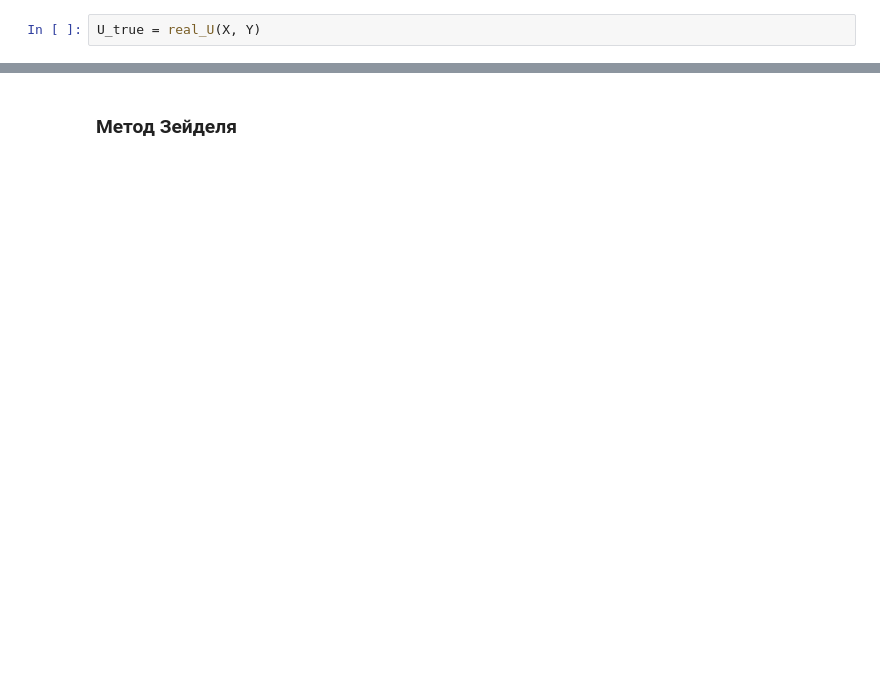
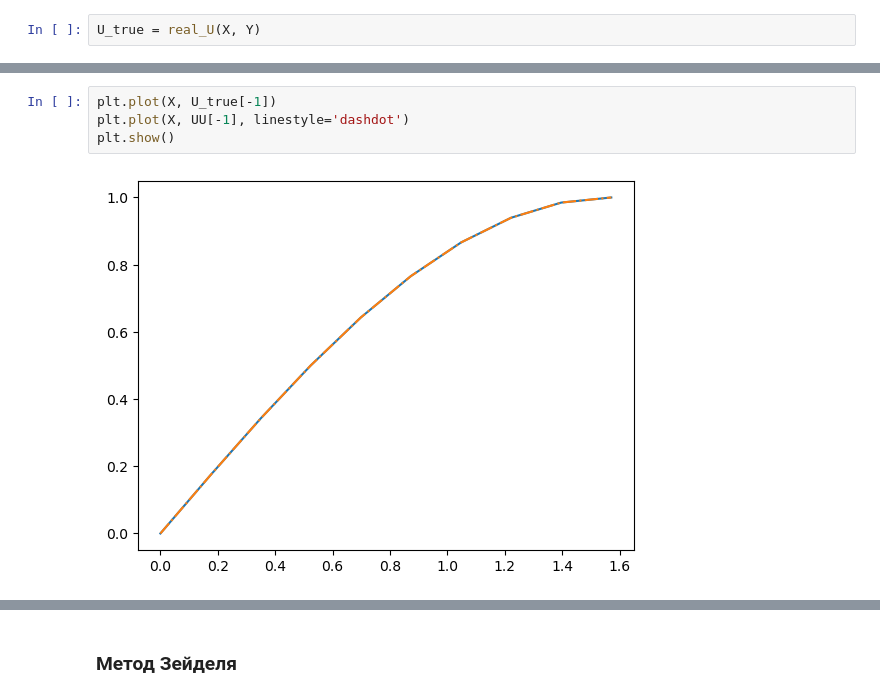
Before and after one commit to JRTitor/Numer2, a Jupyter notebook: lab3.ipynb, the cells around one changed output, grey strips where cells are left out. Saved outputs shown, nothing was run; the diff lists cells and outputs as text; blank space fills up the shorter version.

```diff
--- a/lab3.ipynb
+++ b/lab3.ipynb
@@ -149,2 +229,8 @@ plot_graphs(X, Y, UU, U_true, 'метод Лимбмана')
+# %%
+plt.plot(X, U_true[-1])
+plt.plot(X, UU[-1], linestyle='dashdot')
+plt.show()
+# %% [output]
+[figure, added]
 # %%
 plt.plot(X, U_true[0])
```
Also changed, not shown: parts of 9 cells of this notebook.
